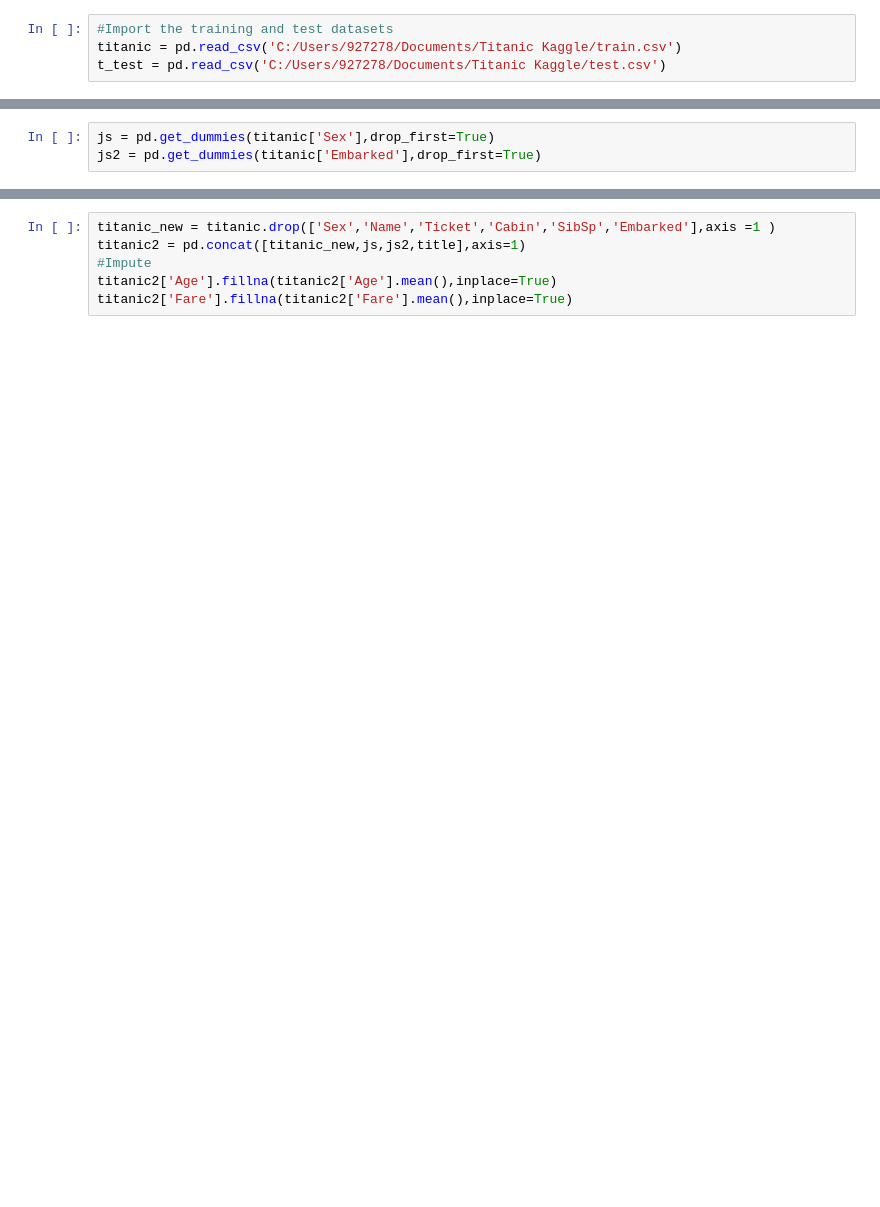
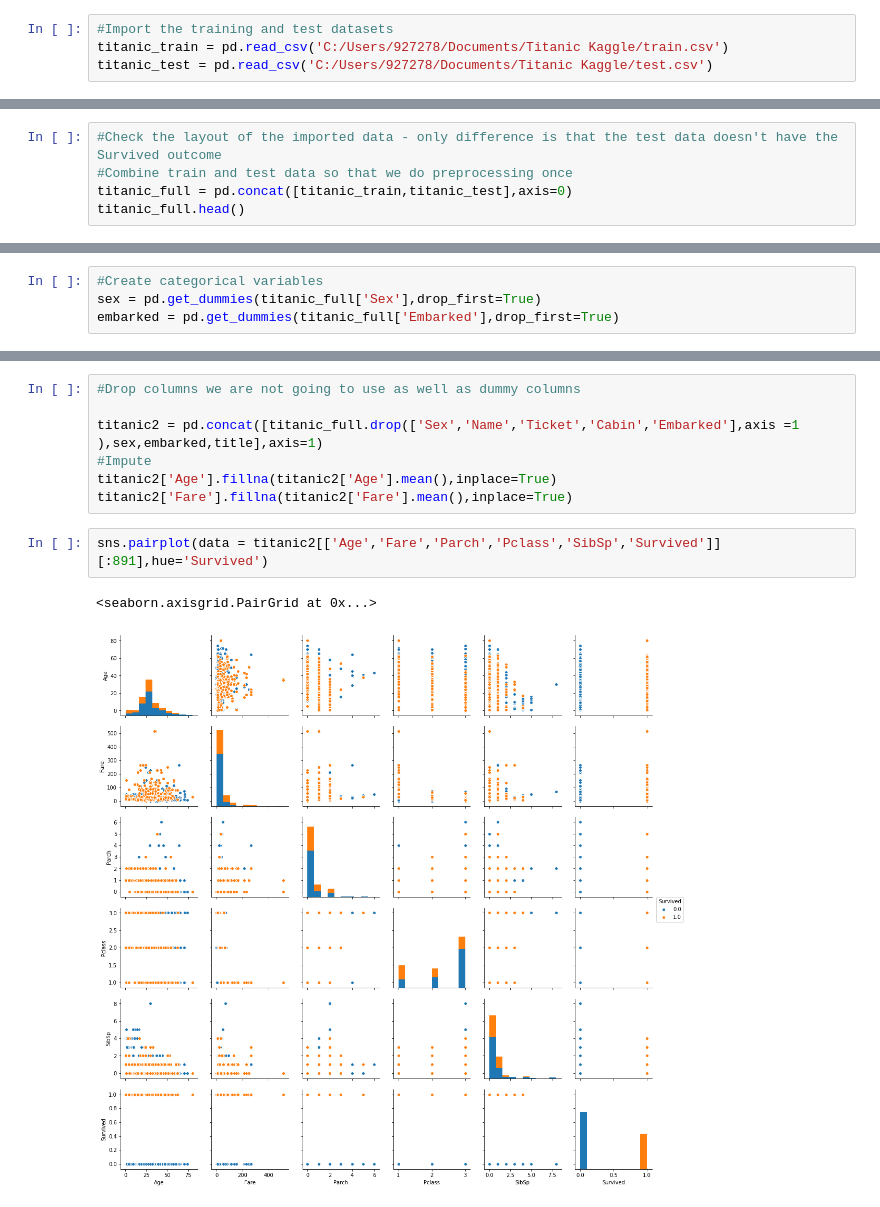
Before and after one commit to kaloyan-iliev/titanic, a Jupyter notebook: Titanic Kaggle Python 2.ipynb, the cells around one changed output, grey strips where cells are left out. Saved outputs shown, nothing was run; the diff lists cells and outputs as text; blank space fills up the shorter version.

Commit message:
New Kaggle code

```diff
--- a/Titanic Kaggle Python 2.ipynb
+++ b/Titanic Kaggle Python 2.ipynb
@@ -11,4 +14,4 @@ import seaborn as sns
 # %%
 #Import the training and test datasets
-titanic = pd.read_csv('C:/Users/927278/Documents/Titanic Kaggle/train.csv')
-t_test = pd.read_csv('C:/Users/927278/Documents/Titanic Kaggle/test.csv')
+titanic_train = pd.read_csv('C:/Users/927278/Documents/Titanic Kaggle/train.csv')
+titanic_test = pd.read_csv('C:/Users/927278/Documents/Titanic Kaggle/test.csv')
@@ -23,0 +18,5 @@ TypeError: Keyword arguments `items`, `like`, or `regex` are mutually exclusive
+# %%
+#Check the layout of the imported data - only difference is that the test data doesn't have the Survived outcome
+#Combine train and test data so that we do preprocessing once
+titanic_full = pd.concat([titanic_train,titanic_test],axis=0)
+titanic_full.head()
@@ -24,3 +80,4 @@ TypeError: Keyword arguments `items`, `like`, or `regex` are mutually exclusive
 # %%
-js = pd.get_dummies(titanic['Sex'],drop_first=True)
-js2 = pd.get_dummies(titanic['Embarked'],drop_first=True)
+#Create categorical variables
+sex = pd.get_dummies(titanic_full['Sex'],drop_first=True)
+embarked = pd.get_dummies(titanic_full['Embarked'],drop_first=True)
@@ -56,6 +135,12 @@ title = pd.get_dummies(title.Title)
 # %%
-titanic_new = titanic.drop(['Sex','Name','Ticket','Cabin','SibSp','Embarked'],axis =1 )
-titanic2 = pd.concat([titanic_new,js,js2,title],axis=1)
+#Drop columns we are not going to use as well as dummy columns
+
+titanic2 = pd.concat([titanic_full.drop(['Sex','Name','Ticket','Cabin','Embarked'],axis =1 ),sex,embarked,title],axis=1)
 #Impute
 titanic2['Age'].fillna(titanic2['Age'].mean(),inplace=True)
 titanic2['Fare'].fillna(titanic2['Fare'].mean(),inplace=True)
+# %%
+sns.pairplot(data = titanic2[['Age','Fare','Parch','Pclass','SibSp','Survived']][:891],hue='Survived')
+# %% [output]
+<seaborn.axisgrid.PairGrid at 0x...>
+[figure, added]
```
Also changed, not shown: parts of 21 cells of this notebook.
